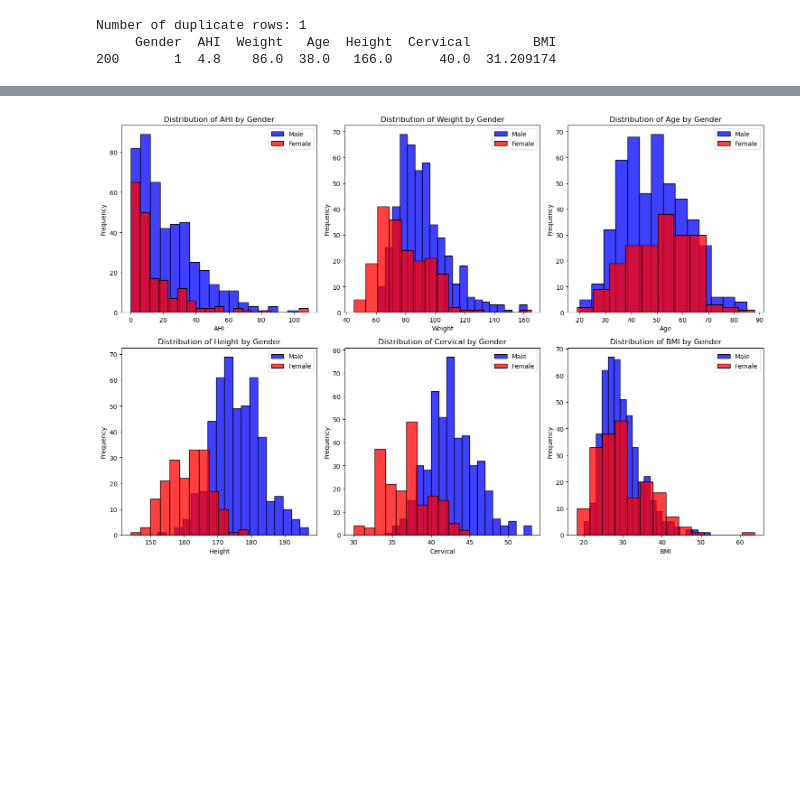
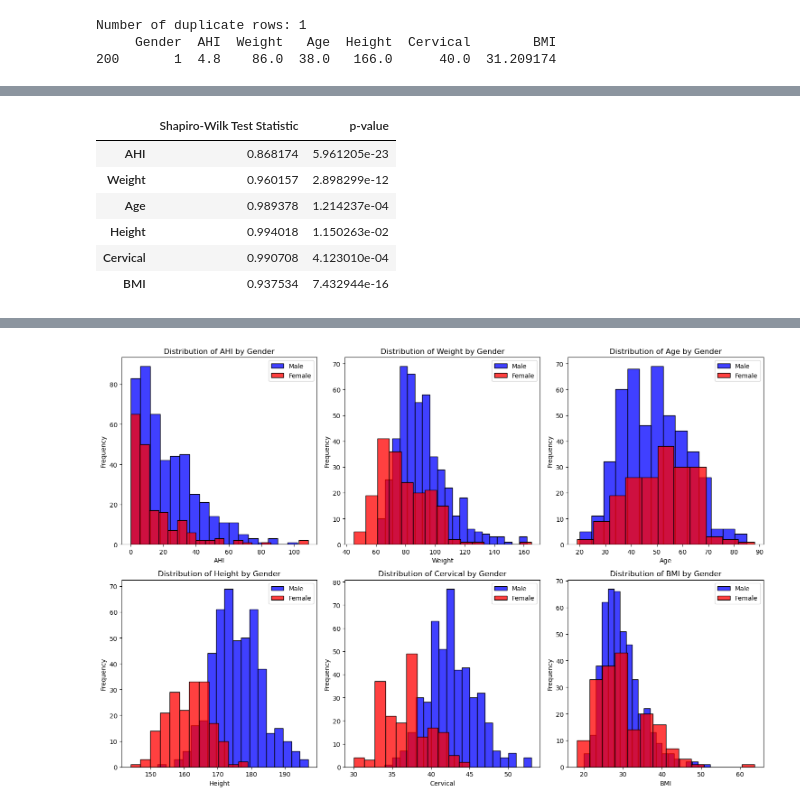
Before and after one commit to VicBracke/_Repo_ML_Project, a Jupyter notebook: OSA_CaseStudy/2_Exploratory_Data_Analysis.ipynb, the cells around one changed output, grey strips where cells are left out. Cells and saved outputs as stored; diff of their text form; code cells hidden in the pictures; blank space fills up the shorter version.

```diff
--- a/OSA_CaseStudy/2_Exploratory_Data_Analysis.ipynb
+++ b/OSA_CaseStudy/2_Exploratory_Data_Analysis.ipynb
@@ -138,0 +197,11 @@ Number of duplicate rows: 1
+# %%
+# Display the dataframe
+shapiro_df
+# %% [output]
+|  | Shapiro-Wilk Test Statistic | p-value |
+| AHI | 0.868174 | 5.961205e-23 |
+| Weight | 0.960157 | 2.898299e-12 |
+| Age | 0.989378 | 1.214237e-04 |
+| Height | 0.994018 | 1.150263e-02 |
+| Cervical | 0.990708 | 4.123010e-04 |
+| BMI | 0.937534 | 7.432944e-16 |
```
Also changed, not shown: parts of 14 cells of this notebook.
